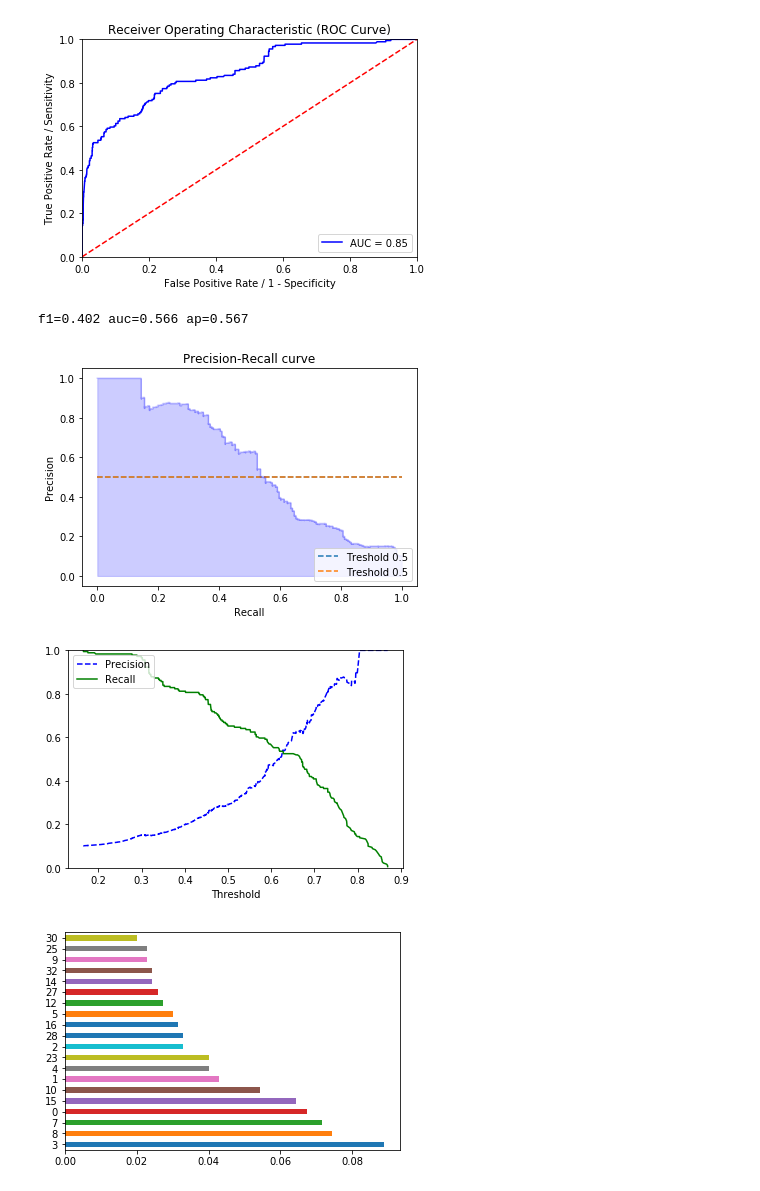
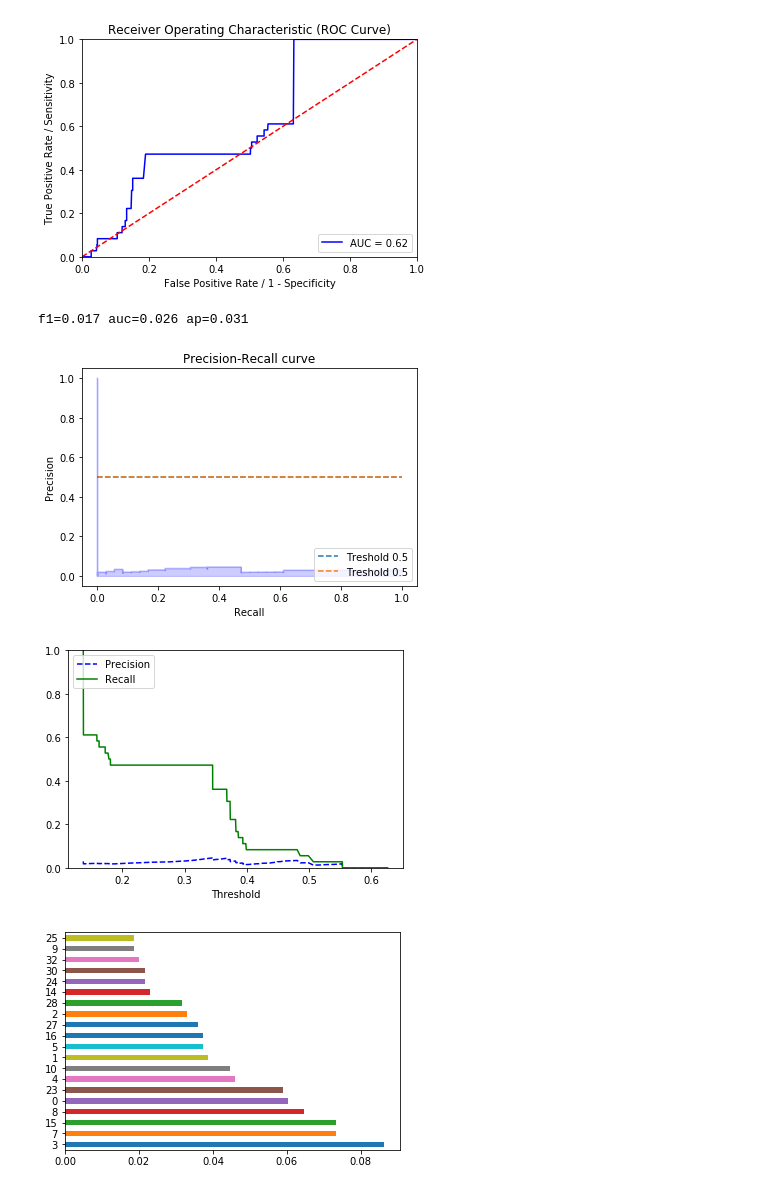
Before and after one commit to cysacenda/algocryptos, a Jupyter notebook: notebooks/ML/algocryptos_global.ipynb, the cells around one changed output. Saved outputs shown, nothing was run; the diff lists cells and outputs as text; code cells hidden in the pictures.

```diff
--- a/notebooks/ML/algocryptos_global.ipynb
+++ b/notebooks/ML/algocryptos_global.ipynb
@@ -119,6 +114,6 @@ importing Jupyter notebook from algocryptos_gridsearch.ipynb
 # %%
 # ------------------ PARAMETERS ------------------ #
-id_cryptocompare = "7605" # ether 7605
+id_cryptocompare = "1182" # ether 7605
 predict_only_one_crypto = True
 y_to_be_considered = 'y_+1d_classif' #1d_classif
 close_price_increase_targeted = +5 #+5
@@ -167,7 +162,7 @@ from xgboost import XGBClassifier
 # Suppose, the dataset has 90 observations of negative class and 10 observations of positive class,
 # then ideal value of scale_pos_Weight should be 9. You can check the following link.
 # http://xgboost.readthedocs.io/en/latest/parameter.html
-scale_pos_weight = y_test[y_to_be_considered].value_counts()[False] / y_test[y_to_be_considered].value_counts()[True]
+scale_pos_weight = y_train[y_to_be_considered].value_counts()[False] / y_train[y_to_be_considered].value_counts()[True]
 
 xgbc = XGBClassifier(scale_pos_weight=scale_pos_weight).fit(X_train, y_train[y_to_be_considered])
 
@@ -221,10 +216,10 @@ weighted avg       0.90      0.82      0.85      1913
 
 ----------------------------------------------------------
-[figure, old version]
+[figure, new version]
-f1=0.402 auc=0.566 ap=0.567
+f1=0.017 auc=0.026 ap=0.031
-[figure, old version]
+[figure, new version]
-[figure, old version]
+[figure, new version]
-[figure, old version]
+[figure, new version]
 # %%
 # -----------------------
 # ALGO : RANDOM FOREST WITH RANDOMGRIDSEARCH
```
Also changed, not shown: parts of 3 cells of this notebook, 5 other files.
